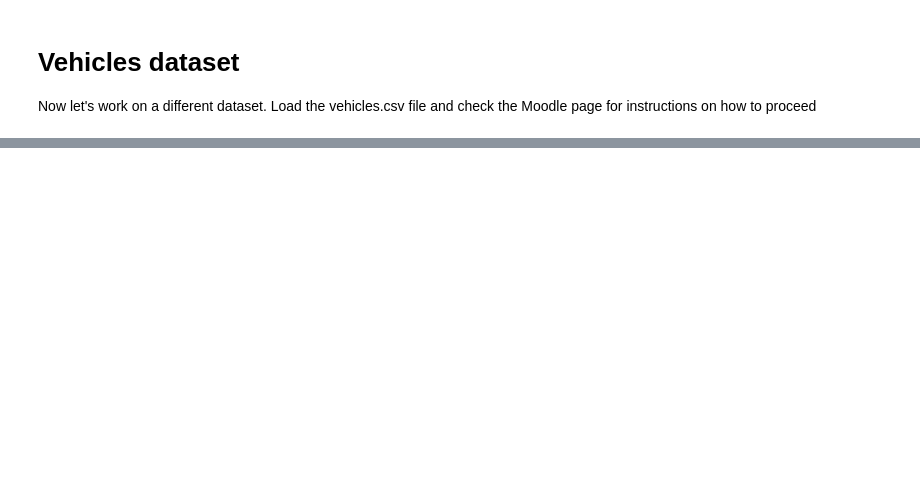
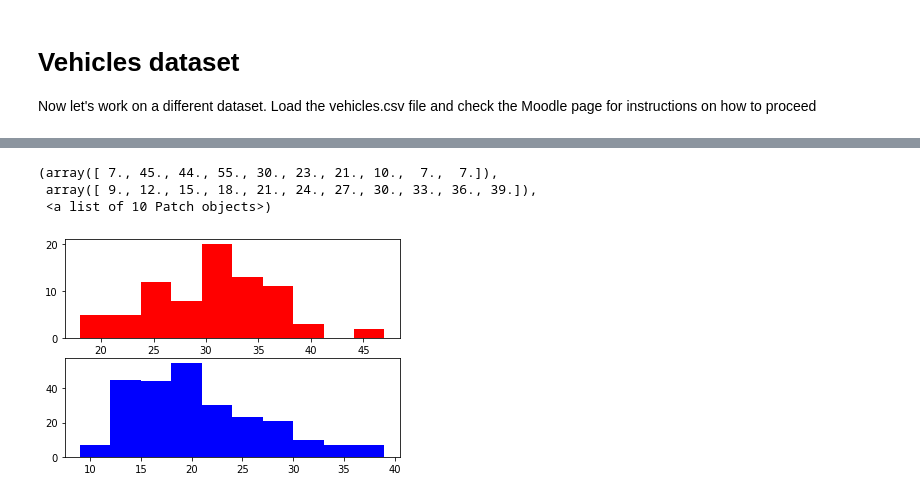
Before and after one commit to ParastooAzizinezhad/CE888-Labs, a Jupyter notebook: Lab2/Lab2.ipynb, the cells around one changed output, grey strips where cells are left out. Saved outputs shown, nothing was run; the diff lists cells and outputs as text; code cells hidden in the pictures; blank space fills up the shorter version.

```diff
--- a/Lab2/Lab2.ipynb
+++ b/Lab2/Lab2.ipynb
@@ -115,0 +178,11 @@ df = pd.read_csv('https://raw.githubusercontent.com/albanda/CE888/master/lab2%20
+# %%
+# single figures
+plt.subplot(2,1,1)
+plt.hist(d_new, color='r')
+plt.subplot(2,1,2)
+plt.hist(d_current, color='b')
+# %% [output]
+(array([ 7., 45., 44., 55., 30., 23., 21., 10.,  7.,  7.]),
+ array([ 9., 12., 15., 18., 21., 24., 27., 30., 33., 36., 39.]),
+ <a list of 10 Patch objects>)
+[figure, added]
```
Also changed, not shown: parts of 12 cells of this notebook.
